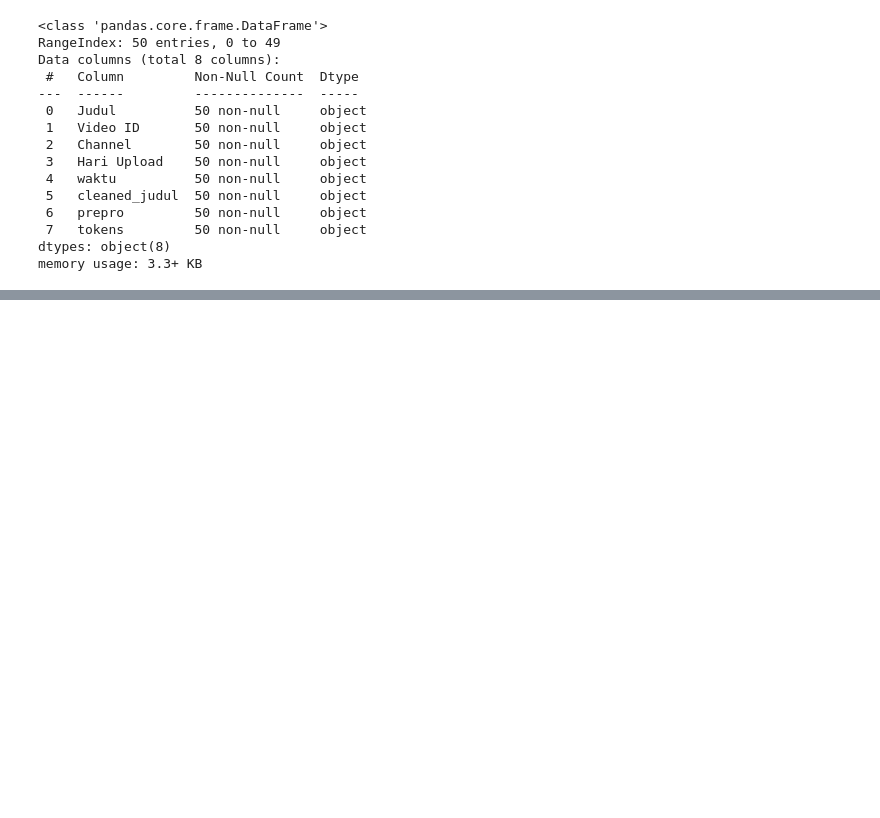
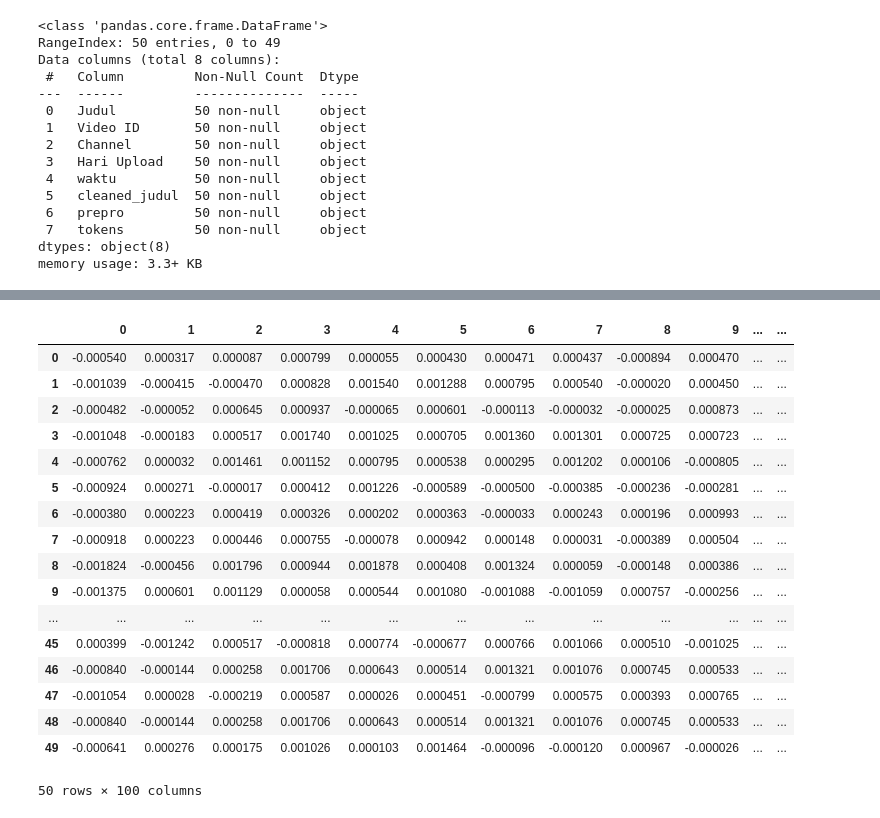
Before and after one commit to paluraheya/Tugas-Scraping-and-Preprocessing, a Jupyter notebook: kode_scraping_and_preprocessing.ipynb, the cells around one changed output, grey strips where cells are left out. Saved outputs shown, nothing was run; the diff lists cells and outputs as text; code cells hidden in the pictures; blank space fills up the shorter version.

```diff
--- a/kode_scraping_and_preprocessing.ipynb
+++ b/kode_scraping_and_preprocessing.ipynb
@@ -602,0 +775,2 @@ df[['Judul','Video ID','Channel', 'Hari Upload', 'prepro']].to_csv('MBG_preproce
+# %%
+model_fasttext = gensim.models.Word2Vec.load('search_mbg.fasttext')
@@ -602,0 +808,28 @@ df[['Judul','Video ID','Channel', 'Hari Upload', 'prepro']].to_csv('MBG_preproce
+# %%
+import numpy as np
+def get_document_vector(tokens, model):
+    valid_vectors = [model.wv[word] for word in tokens if word in model.wv]
+    # if not valid_vectors:
+    #   return np.zeros(model.vector_size)
+    return np.mean(valid_vectors, axis=0)
+X_features = np.array([get_document_vector(doc, model_fasttext) for doc in sentences])
+pd.DataFrame(X_features)
+# %% [output]
+|  | 0 | 1 | 2 | 3 | 4 | 5 | 6 | 7 | 8 | 9 | ... | ... |
+| 0 | -0.000540 | 0.000317 | 0.000087 | 0.000799 | 0.000055 | 0.000430 | 0.000471 | 0.000437 | -0.000894 | 0.000470 | ... | ... |
+| 1 | -0.001039 | -0.000415 | -0.000470 | 0.000828 | 0.001540 | 0.001288 | 0.000795 | 0.000540 | -0.000020 | 0.000450 | ... | ... |
+| 2 | -0.000482 | -0.000052 | 0.000645 | 0.000937 | -0.000065 | 0.000601 | -0.000113 | -0.000032 | -0.000025 | 0.000873 | ... | ... |
+| 3 | -0.001048 | -0.000183 | 0.000517 | 0.001740 | 0.001025 | 0.000705 | 0.001360 | 0.001301 | 0.000725 | 0.000723 | ... | ... |
+| 4 | -0.000762 | 0.000032 | 0.001461 | 0.001152 | 0.000795 | 0.000538 | 0.000295 | 0.001202 | 0.000106 | -0.000805 | ... | ... |
+| 5 | -0.000924 | 0.000271 | -0.000017 | 0.000412 | 0.001226 | -0.000589 | -0.000500 | -0.000385 | -0.000236 | -0.000281 | ... | ... |
+| 6 | -0.000380 | 0.000223 | 0.000419 | 0.000326 | 0.000202 | 0.000363 | -0.000033 | 0.000243 | 0.000196 | 0.000993 | ... | ... |
+| 7 | -0.000918 | 0.000223 | 0.000446 | 0.000755 | -0.000078 | 0.000942 | 0.000148 | 0.000031 | -0.000389 | 0.000504 | ... | ... |
+| 8 | -0.001824 | -0.000456 | 0.001796 | 0.000944 | 0.001878 | 0.000408 | 0.001324 | 0.000059 | -0.000148 | 0.000386 | ... | ... |
+| 9 | -0.001375 | 0.000601 | 0.001129 | 0.000058 | 0.000544 | 0.001080 | -0.001088 | -0.001059 | 0.000757 | -0.000256 | ... | ... |
+| ... | ... | ... | ... | ... | ... | ... | ... | ... | ... | ... | ... | ... |
+| 45 | 0.000399 | -0.001242 | 0.000517 | -0.000818 | 0.000774 | -0.000677 | 0.000766 | 0.001066 | 0.000510 | -0.001025 | ... | ... |
+| 46 | -0.000840 | -0.000144 | 0.000258 | 0.001706 | 0.000643 | 0.000514 | 0.001321 | 0.001076 | 0.000745 | 0.000533 | ... | ... |
+| 47 | -0.001054 | 0.000028 | -0.000219 | 0.000587 | 0.000026 | 0.000451 | -0.000799 | 0.000575 | 0.000393 | 0.000765 | ... | ... |
+| 48 | -0.000840 | -0.000144 | 0.000258 | 0.001706 | 0.000643 | 0.000514 | 0.001321 | 0.001076 | 0.000745 | 0.000533 | ... | ... |
+| 49 | -0.000641 | 0.000276 | 0.000175 | 0.001026 | 0.000103 | 0.001464 | -0.000096 | -0.000120 | 0.000967 | -0.000026 | ... | ... |
+50 rows × 100 columns
```
Also changed, not shown: parts of 34 cells of this notebook, 4 other files.
